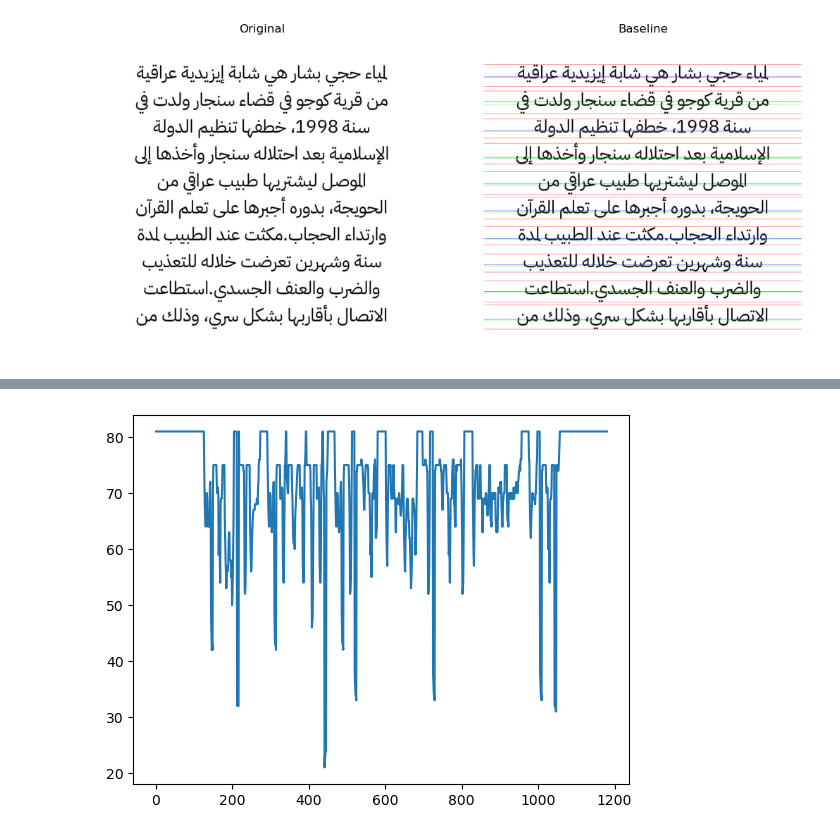
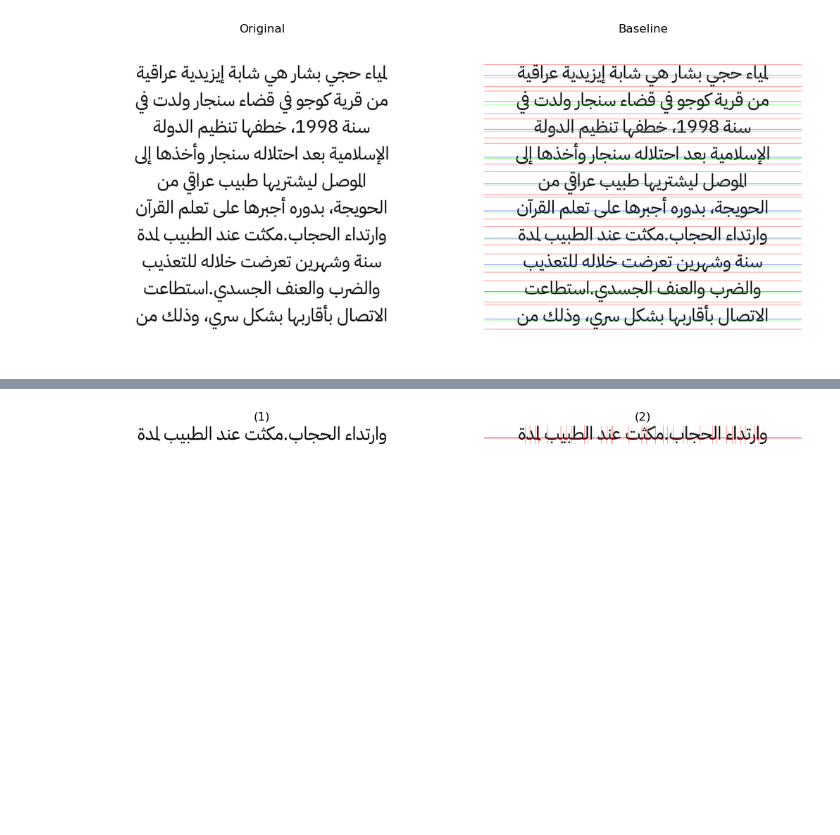
Before and after one commit to AbdoWise-z/Arabic-Font-Type-Detector, a Jupyter notebook: steps.ipynb, the cells around one changed output, grey strips where cells are left out. Cells and saved outputs as stored; diff of their text form; code cells hidden in the pictures; blank space fills up the shorter version.

Commit message:
letters sigmentation..

```diff
--- a/steps.ipynb
+++ b/steps.ipynb
@@ -236,7 +236,13 @@ def find_baseline(image, line, temp=None , showHist=True):
     if showHist:
         show_hist(smoothed)
 
-    baseline = np.argmin(smoothed)
+
+    baseline = line[1] - line[0] - 1
+    min_value = smoothed[len(smoothed) - 1]
+    for i in range(len(smoothed) - 2, -1 , -1):
+        if (smoothed[i] < min_value):
+            baseline = i
+            min_value = smoothed[i]
 
     i = baseline - 1
     maxTransitionsIndex = -1
@@ -252,7 +258,7 @@ def find_baseline(image, line, temp=None , showHist=True):
             if image[i + line[0] , k] != 0 and f == 1:
                 f = 0
                 t += 1
-        if t > maxTransitions:
+        if t >= maxTransitions:
             maxTransitions = t
             maxTransitionsIndex = i
         i = i - 1
@@ -286,13 +292,13 @@ def isThereHole(sr_img, cut_index_line):  ##########
 
 def calcRegionHeight(VP_end,baseline):
     for i in range(0, baseline):
-        if(VP_end[i] == 0 and VP_end[i - 1] == 1):
+        if (VP_end[i] == 0):
             return baseline - i
-    return baseline
+    return 0
 
-def isStroke(HP,baseline, SHPA,SHPB, VP_end, MFV):
+def isStroke( HP, baseline, SHPA, SHPB, VP_start, MFV):
     condition_2 = SHPA <= SHPB
-    condition_3 = calcRegionHeight(VP_end,baseline) >= (2 * sorted(HP)[1]) ########
+    condition_3 = calcRegionHeight(VP_start,baseline) >= (2 * sorted(HP)[1]) ########
     condition_4 = stats.mode(HP).mode == MFV
     return condition_2 and condition_3 and condition_4
 
@@ -312,13 +318,13 @@ def find_cut_points(image , line , words , maxTransitionsLine , baseline , temp=
     opened_img = cv2.morphologyEx(line_img, cv2.MORPH_OPEN, kernel)
 
     VP = np.sum(line_img, axis=0)
-    if show:
-        show_hist(VP)
+    #if show:
+    #    show_hist(VP)
 
     vertical_projection = np.sum(line_img[:, words[0][0]:words[-1][1]], axis=0)
     mods                = Counter(vertical_projection)
     baselines_width     = mods.most_common(1)[0][0]
-    line_height = line[1] - line[0]
+    line_height         = line[1] - line[0]
     print(f"Baseline width: {baselines_width}")
 
     totalSRs = []
@@ -329,17 +335,18 @@ def find_cut_points(image , line , words , maxTransitionsLine , baseline , temp=
         SRs = []
         for i in range(word[0] , word[1]):
             sr = None
-            if line_img[maxTransitionsLine , i] != 0 and f == 0: # unlike paper, words are letters are colored black!!
+            if line_img[maxTransitionsLine + 1 , i] != 0 and f == 0: # unlike paper, words are letters are colored black !!
                 f = 1
                 end_index = i
-            if line_img[maxTransitionsLine , i] == 0 and f == 1:
+            elif (line_img[maxTransitionsLine + 1, i] == 0 and f == 1) or i == word[1] - 1:
                 start_index = i
                 mid = (start_index + end_index) // 2
                 f = 0
-                if (start_index - end_index) / (word[1] - word[0]) < 0.01:
+
+                if (start_index - end_index) / (word[1] - word[0]) < 0.02:
                     continue
 
-                for k in range(end_index, start_index - 1):
+                for k in range(end_index, start_index):
                     if (VP[k] == line_height):
                         sr = (end_index , start_index , k)
                         break
@@ -352,7 +359,7 @@ def find_cut_points(image , line , words , maxTransitionsLine , baseline , temp=
                     SRs.append(sr)
                     continue
 
-                for k in range(end_index, start_index - 1):
+                for k in range(end_index, start_index):
                     if (VP[k] >= baselines_width):
                         sr = (end_index , start_index , k)
                         break
@@ -364,6 +371,7 @@ def find_cut_points(image , line , words , maxTransitionsLine , baseline , temp=
                 sr = (end_index , start_index , mid)
                 SRs.append(sr)
 
+        print(f"SRs: {len(SRs)}")
         totalSRs.append(SRs)
 
 
@@ -373,7 +381,7 @@ def find_cut_points(image , line , words , maxTransitionsLine , baseline , temp=
     for k in totalSRs:
         validSRs = []
         skip_count = 0
-        for it in range(0,len(k)):
+        for it in range(len(k) - 1, -1 , -1):
 
             if(skip_count > 0):
                 skip_count = skip_count - 1
@@ -381,48 +389,49 @@ def find_cut_points(image , line , words , maxTransitionsLine , baseline , temp=
 
             j = k[it]
 
-            if(it < (len(k) - 1)):
-                next = k[it + 1]
+            if(it >= 1):
+                next = k[it - 1]
 
-            if(it < (len(k) - 2)):
-                n_next = k[it + 2]
+            if(it >= 2):
+                n_next = k[it - 2]
 
             end   = j[0]
             start = j[1]
             div   = j[2] # div is the cut point
 
             if(next):
-                end_next = next[0]
+                end_next   = next[0]
                 start_next = next[1]
-                div_next = next[2]
+                div_next   = next[2]
 
             if(n_next):
                 end_n_next = n_next[0]
                 start_n_next = n_next[1]
                 div_n_next = n_next[2]
 
-            sr_img = line_img[:,end:start]
-            sr_next_img = line_img[:,end_next:start_next]
+            sr_img        = line_img[:,end:start]
+            sr_next_img   = line_img[:,end_next:start_next]
             sr_n_next_img = line_img[:,end_n_next:start_n_next]
 
-            HP = np.sum(sr_img, axis= 1)
-            HP_next = np.sum(sr_next_img, axis= 1)
+            HP        = np.sum(sr_img, axis= 1)
+            HP_next   = np.sum(sr_next_img, axis= 1)
             HP_n_next = np.sum(sr_n_next_img, axis= 1)
 
-            SHPB = np.sum(HP[baseline: line[1]]) # horizontal projection below baseline
-            SHPA = np.sum(HP[line[0]: baseline]) # horizontal projection above baseline
-            SHPB_next = np.sum(HP_next[baseline: line[1]])
-            SHPA_next = np.sum(HP_next[line[0]: baseline])
-            SHPB_n_next = np.sum(HP_n_next[baseline: line[1]])
-            SHPA_n_next = np.sum(HP_n_next[line[0]: baseline])
+            SHPB        = np.sum(HP[baseline: line_height]) # horizontal projection below baseline
+            SHPA        = np.sum(HP[0: baseline])           # horizontal projection above baseline
+            SHPB_next   = np.sum(HP_next[baseline: line_height])
+            SHPA_next   = np.sum(HP_next[0: baseline])
+            SHPB_n_next = np.sum(HP_n_next[baseline: line_height])
+            SHPA_n_next = np.sum(HP_n_next[0: baseline])
 
-            VP_end = line_img[0:baseline,end]
-            VP_next_end = line_img[0:baseline,end_next]
-            VP_n_next_end = line_img[0:baseline,end_n_next]
+            VP_end        = line_img[0:baseline, end       ]
+            VP_start      = line_img[0:baseline, start     ]
+            VP_next_end   = line_img[0:baseline, end_next  ]
+            VP_n_next_end = line_img[0:baseline, end_n_next]
 
             cut_index_line = line_img[:,div]
 
-            is_stroke = isStroke(HP,baseline,SHPA,SHPB,VP_end,baselines_width)
+            is_stroke = isStroke(HP,baseline,SHPA,SHPB,VP_start,baselines_width)
             if(next):
                 is_next_stroke = isStroke(HP_next,baseline,SHPA_next,SHPB_next,VP_next_end,baselines_width)
             if(n_next):
@@ -436,6 +445,12 @@ def find_cut_points(image , line , words , maxTransitionsLine , baseline , temp=
             elif isThereHole(sr_img, cut_index_line): # case 3 : there is a hole in the character
                 print("CASE 3")
                 continue
+            elif abs(VP[div] - baselines_width) < 2 and (it >= 1) and VP[div_next] == line_height:
+                validSRs.append(j)
+                print("CASE Abdo - 1 (pure hbd)")
+            elif abs(VP[div] - baselines_width) < 2 and np.sum(sr_img[0:baseline - 1,:] , axis=0)[0] > line_height / 1.6:
+                validSRs.append(j)
+                print("CASE Abdo - 2 (pure hbd)")
             elif HP[baseline] != 0: # case 4 : there is no baseline between start and end
                 print("CASE 4")
                 if SHPB <= SHPA:
@@ -447,12 +462,12 @@ def find_cut_points(image , line , words , maxTransitionsLine , baseline , temp=
                 else:
                     print(" CASE 4.3")
                     continue
-            elif (it == len(k) - 1): # case 5 : it is the last region
+            elif (it == 0): # case 5 : it is the last region
                 print("CASE 5")
                 break
-            elif (VP[div_next] == 1) and (calcRegionHeight(VP_end,baseline) < (baseline / 2)):
+            elif (VP[div_next] == line_height) and (calcRegionHeight(VP_end,baseline) < (baseline / 2)):
                 print("CASE 6")                                                                # case 6 : if the vertical projection at the cut index of
-                if SHPA <= SHPB and VP[div] == baselines_width:                                # the next region equals one and the height of the top-left
+                if SHPA <= SHPB and abs(VP[div] - baselines_width) < 2:                        # the next region equals one and the height of the top-left
                     validSRs.append(j)                                                         # pixel of the region is less than half the distance
                     print(" CASE 6.1")                                                         # between baseline and the top pixel of the line
                 else:
@@ -493,11 +508,14 @@ def find_cut_points(image , line , words , maxTransitionsLine , baseline , temp=
 
     if show:
         cv2.line(SRs_image , (0 , maxTransitionsLine) , (SRs_image.shape[1], maxTransitionsLine) , (0,0,255), 1)
+        cv2.line(SRs_image , (0 , baseline) , (SRs_image.shape[1], baseline) , (255,0,0), 1)
         show_images([opened_img , SRs_image])
 
     for k in totalSRs: # debug draw ..
         for j in k:
             cv2.line(SRs_image , (j[2] , 0) , (j[2] , line_height) , (255 , 0 , 0) , 1)
+            #cv2.line(SRs_image , (j[0] , 0) , (j[0] , line_height) , (0 , 255 , 0) , 1)
+            #cv2.line(SRs_image , (j[1] , 0) , (j[1] , line_height) , (0 , 0 , 255) , 1)
 
     if show:
         cv2.line(SRs_image , (0 , maxTransitionsLine) , (SRs_image.shape[1], maxTransitionsLine) , (0,0,255), 1)
@@ -508,6 +526,6 @@ def find_cut_points(image , line , words , maxTransitionsLine , baseline , temp=
 
 
 
-
-find_cut_points(seg // 255 , lines[6] , words[0] , baselines[0][1], baselines[0][0])
+target = 6
+find_cut_points(seg // 255 , lines[target] , words[target] , baselines[target][1], baselines[target][0])
 # %% [output]
@@ -514 +549 @@ find_cut_points(seg // 255 , lines[6] , words[0] , baselines[0][1], baselines[0]
-[figure, old version]
+[figure, new version]
```
Also changed, not shown: parts of 1 cell of this notebook.
